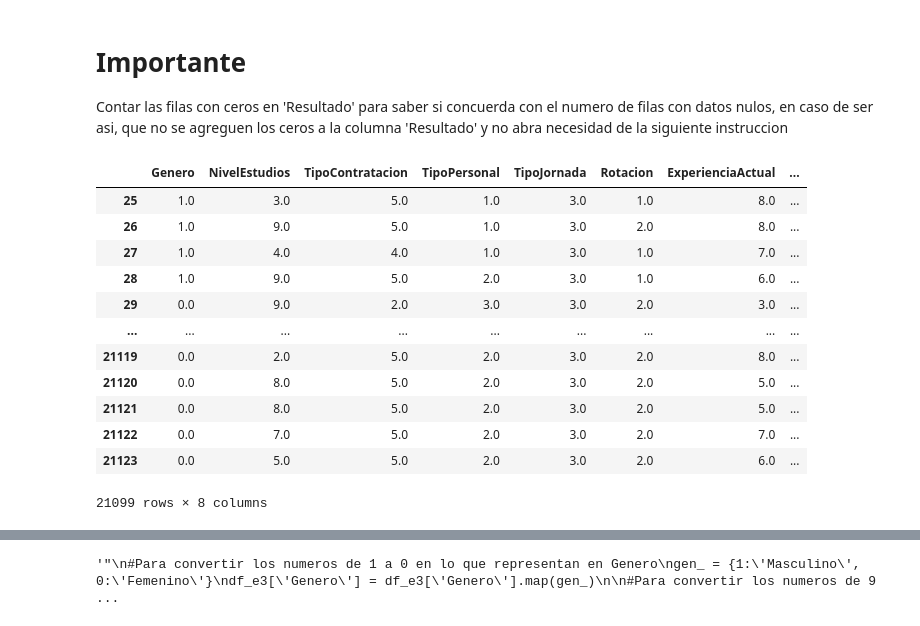
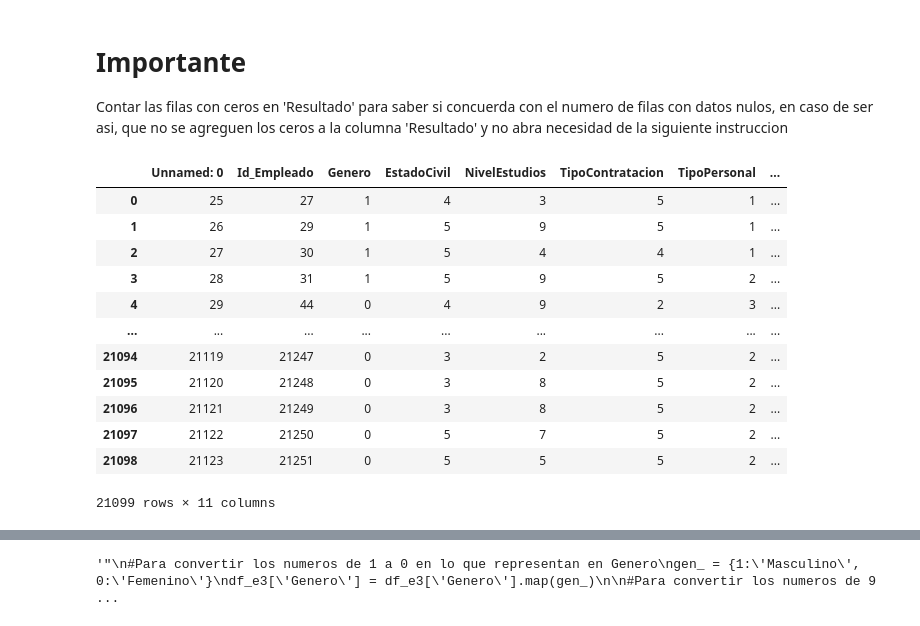
Before and after one commit to HeribertoVR/Proyecto---Tesis, a Jupyter notebook: Tesis.ipynb, the cells around one changed output, grey strips where cells are left out. Cells and saved outputs as stored; diff of their text form; code cells hidden in the pictures.

```diff
--- a/Tesis.ipynb
+++ b/Tesis.ipynb
@@ -626,20 +644,20 @@ df_e1 = df_e1.dropna()
 df_e1.to_csv('Tabla_Resultados2.csv')
 # %%
 #Obtengo el documento de excel guardado con anterioridad y los datos se los mando a un dataframe
-df_resultados  = pd.read_csv('Tabla_Resultados.csv', index_col=0)
+df_resultados  = pd.read_csv('solucionError.csv', index_col=0)
 df_resultados  = df_resultados.dropna() #Aqui se eliminan las filas que contengan algun valor nulo (NaN) y se guardan los cambios
 df_resultados
 # %% [output]
-|  | Genero | NivelEstudios | TipoContratacion | TipoPersonal | TipoJornada | Rotacion | ExperienciaActual | ... |
-| 25 | 1.0 | 3.0 | 5.0 | 1.0 | 3.0 | 1.0 | 8.0 | ... |
-| 26 | 1.0 | 9.0 | 5.0 | 1.0 | 3.0 | 2.0 | 8.0 | ... |
-| 27 | 1.0 | 4.0 | 4.0 | 1.0 | 3.0 | 1.0 | 7.0 | ... |
-| 28 | 1.0 | 9.0 | 5.0 | 2.0 | 3.0 | 1.0 | 6.0 | ... |
-| 29 | 0.0 | 9.0 | 2.0 | 3.0 | 3.0 | 2.0 | 3.0 | ... |
+|  | Unnamed: 0 | Id_Empleado | Genero | EstadoCivil | NivelEstudios | TipoContratacion | TipoPersonal | ... |
+| 0 | 25 | 27 | 1 | 4 | 3 | 5 | 1 | ... |
+| 1 | 26 | 29 | 1 | 5 | 9 | 5 | 1 | ... |
+| 2 | 27 | 30 | 1 | 5 | 4 | 4 | 1 | ... |
+| 3 | 28 | 31 | 1 | 5 | 9 | 5 | 2 | ... |
+| 4 | 29 | 44 | 0 | 4 | 9 | 2 | 3 | ... |
 | ... | ... | ... | ... | ... | ... | ... | ... | ... |
-| 21119 | 0.0 | 2.0 | 5.0 | 2.0 | 3.0 | 2.0 | 8.0 | ... |
-| 21120 | 0.0 | 8.0 | 5.0 | 2.0 | 3.0 | 2.0 | 5.0 | ... |
-| 21121 | 0.0 | 8.0 | 5.0 | 2.0 | 3.0 | 2.0 | 5.0 | ... |
-| 21122 | 0.0 | 7.0 | 5.0 | 2.0 | 3.0 | 2.0 | 7.0 | ... |
-| 21123 | 0.0 | 5.0 | 5.0 | 2.0 | 3.0 | 2.0 | 6.0 | ... |
+| 21094 | 21119 | 21247 | 0 | 3 | 2 | 5 | 2 | ... |
+| 21095 | 21120 | 21248 | 0 | 3 | 8 | 5 | 2 | ... |
+| 21096 | 21121 | 21249 | 0 | 3 | 8 | 5 | 2 | ... |
+| 21097 | 21122 | 21250 | 0 | 5 | 7 | 5 | 2 | ... |
+| 21098 | 21123 | 21251 | 0 | 5 | 5 | 5 | 2 | ... |
-21099 rows × 8 columns
+21099 rows × 11 columns
```
Also changed, not shown: parts of 105 cells of this notebook, 30 other files.
